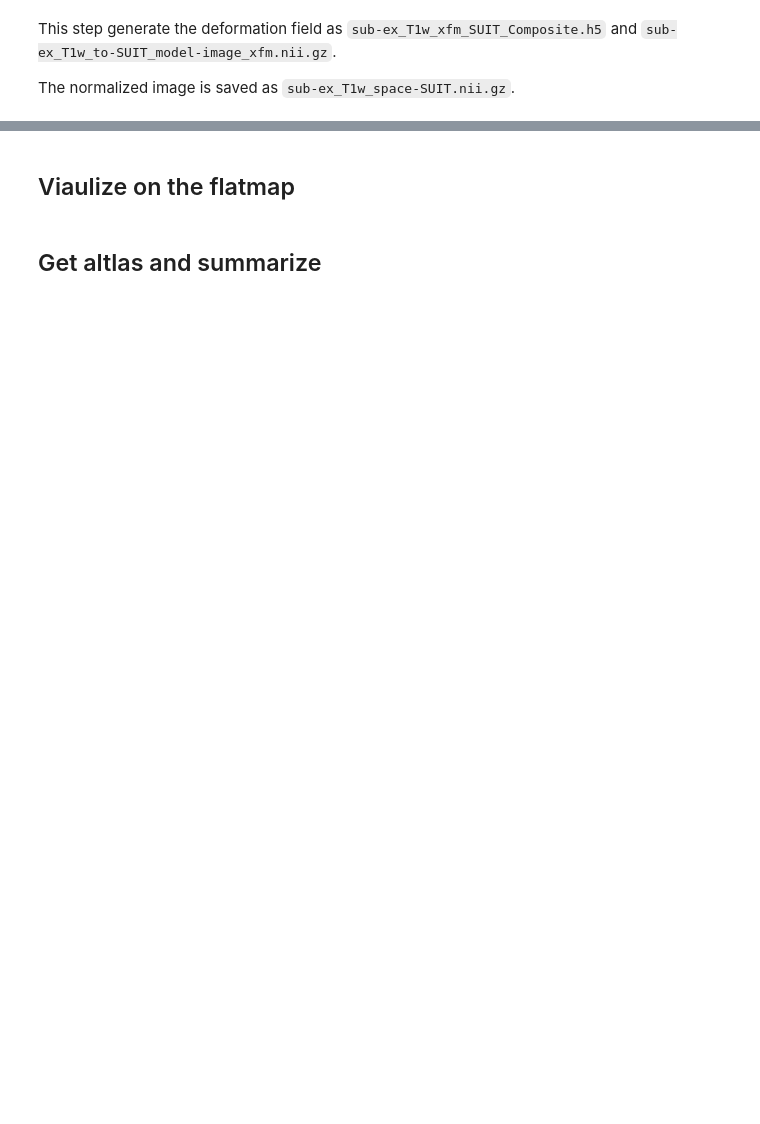
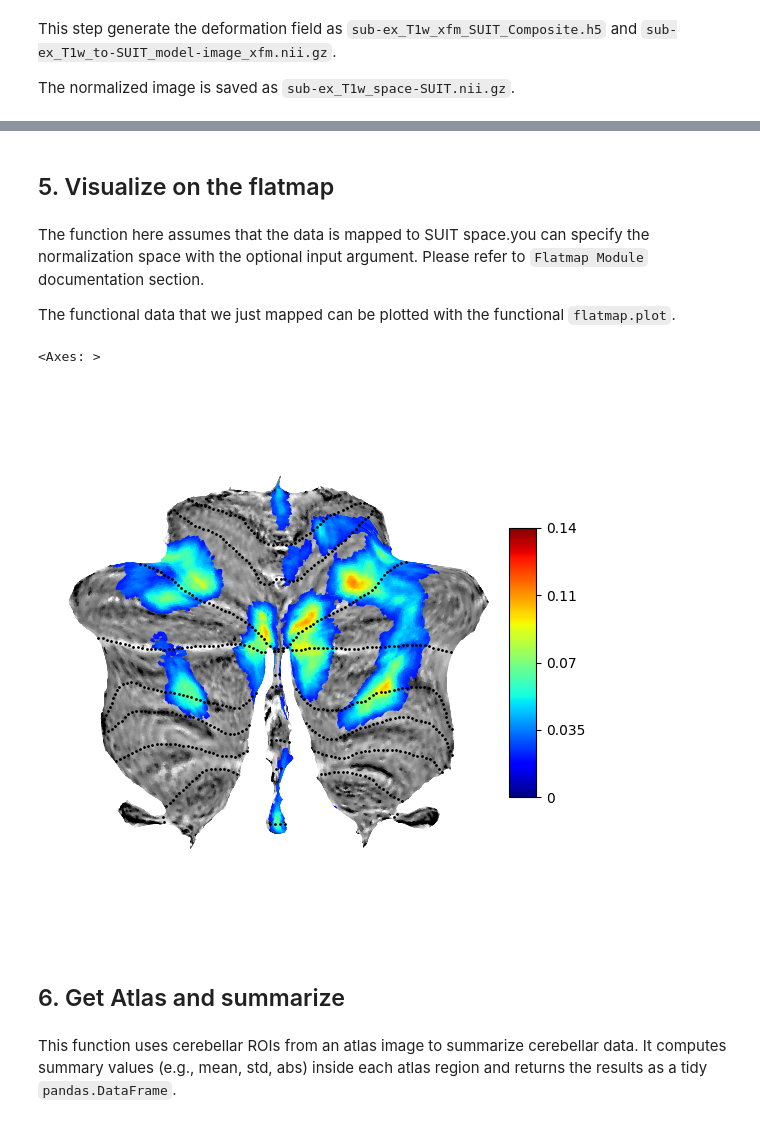
Before and after one commit to DiedrichsenLab/SUITPy, a Jupyter notebook: docs/source/tutorials/1.quickstart_fMRI.ipynb, the cells around one changed output, grey strips where cells are left out. Cells and saved outputs as stored; diff of their text form; code cells hidden in the pictures; blank space fills up the shorter version.

```diff
--- a/docs/source/tutorials/1.quickstart_fMRI.ipynb
+++ b/docs/source/tutorials/1.quickstart_fMRI.ipynb
@@ -123,6 +138,25 @@ In practice, group analysis in SUIT space typically involves:
 
 SUITPy standardizes the cerebellar space and provides high-quality flatmaps; the statistical analysis itself can be performed with whichever neuroimaging or statistical tools best fit your pipeline.
 # %% [markdown]
-## Viaulize on the flatmap
+## 5. Visualize on the flatmap
+# %% [markdown]
+The function here assumes that the data is mapped to SUIT space.you can specify the normalization space with the optional input argument. Please refer to `Flatmap Module` documentation section.
+
+The functional data that we just mapped can be plotted with the functional `flatmap.plot`.
+# %%
+funcdata = flatmap.vol_to_surf('MDTB08_Math.nii',space='SUIT')
+
+# Visualize the flatmap output
+flatmap.plot(data=funcdata, cmap='jet', \
+    cscale = [0,0.14], \
+    threshold=0.02, \
+    new_figure=True, \
+    colorbar=True, \
+    render='matplotlib')
+# %% [output]
+<Axes: >
+[figure, added]
 # %% [markdown]
-## Get altlas and summarize
+## 6. Get Atlas and summarize
+# %% [markdown]
+This function uses cerebellar ROIs from an atlas image to summarize cerebellar data. It computes summary values (e.g., mean, std, abs) inside each atlas region and returns the results as a tidy `pandas.DataFrame`.
```
Also changed, not shown: parts of 17 cells of this notebook.
